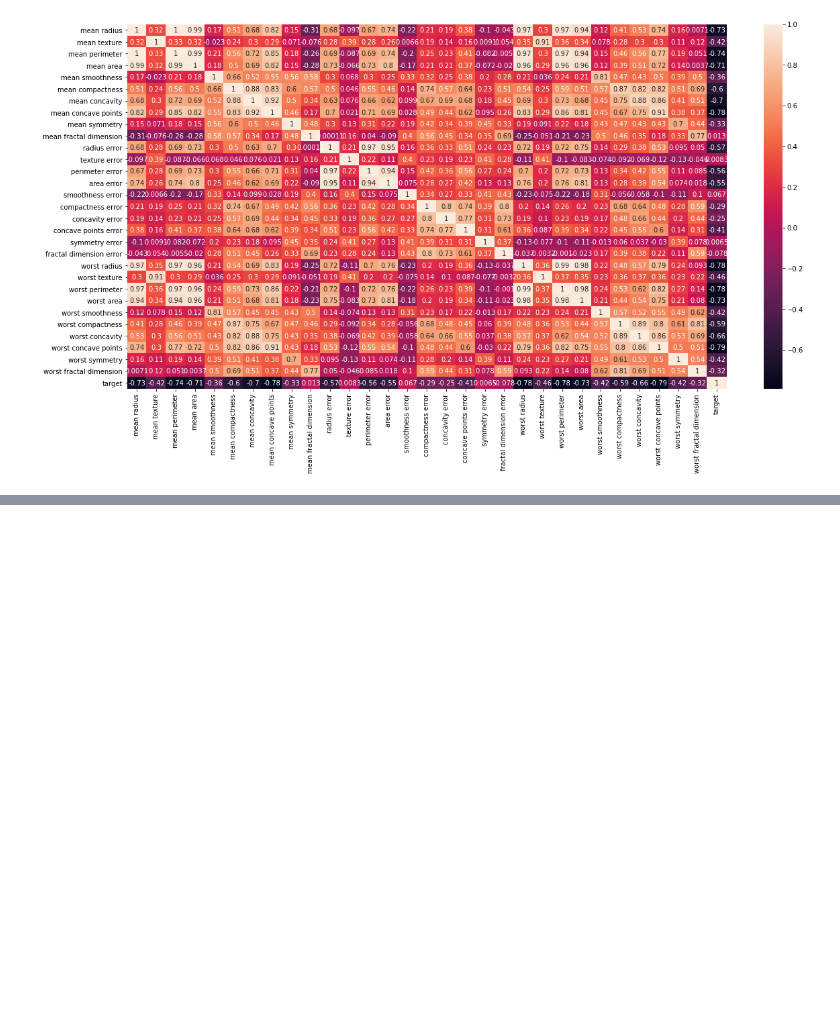
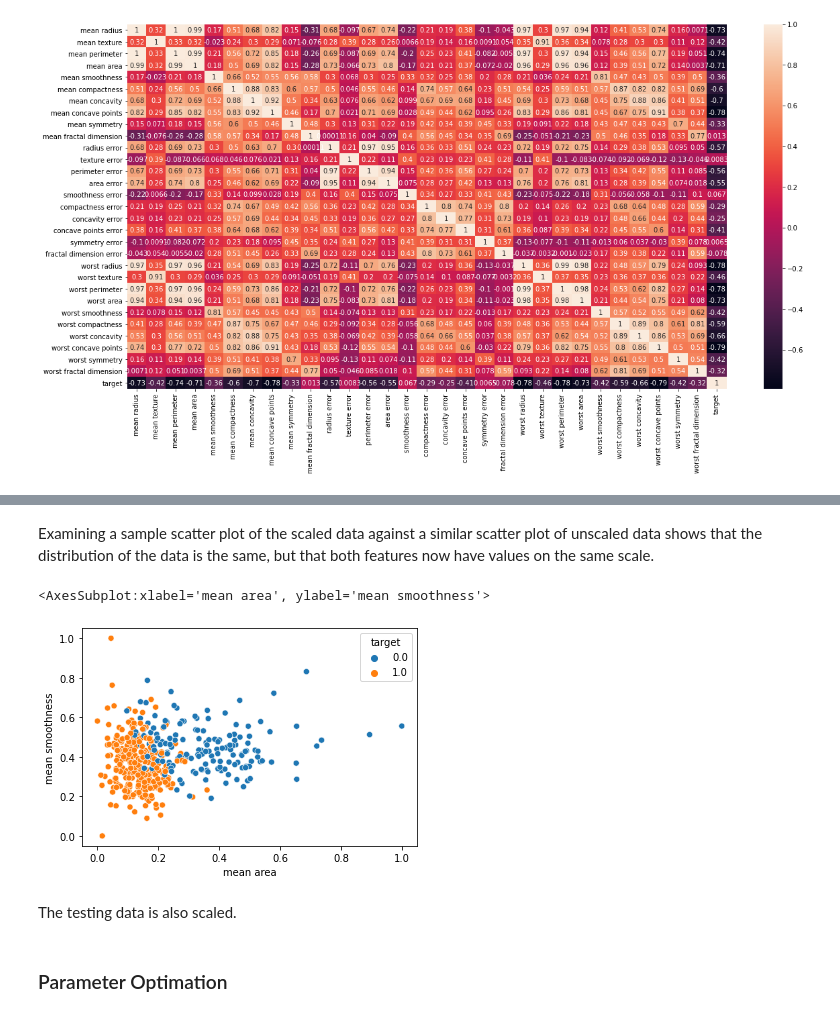
Before and after one commit to AFOL-Dave/CancerDetection, a Jupyter notebook: Cancer Detection.ipynb, the cells around one changed output, grey strips where cells are left out. Cells and saved outputs as stored; diff of their text form; code cells hidden in the pictures; blank space fills up the shorter version.

```diff
--- a/Cancer Detection.ipynb
+++ b/Cancer Detection.ipynb
@@ -139,0 +192,13 @@ sns.heatmap(cancer_frame.corr(), annot=True)
+# %%
+min_train = x_train.min()
+range_train = (x_train - min_train).max()
+x_train_scale = (x_train - min_train) / range_train
+# %% [markdown]
+Examining a sample scatter plot of the scaled data against a similar scatter plot of unscaled data shows that the distribution of the data is the same, but that both features now have values on the same scale.
+# %%
+sns.scatterplot(x = x_train_scale['mean area'], y = x_train_scale['mean smoothness'], hue = y_train)
+# %% [output]
+<AxesSubplot:xlabel='mean area', ylabel='mean smoothness'>
+[figure, added]
+# %% [markdown]
+The testing data is also scaled.
@@ -139,0 +209,2 @@ sns.heatmap(cancer_frame.corr(), annot=True)
+# %% [markdown]
+### Parameter Optimation
```
Also changed, not shown: parts of 27 cells of this notebook.
